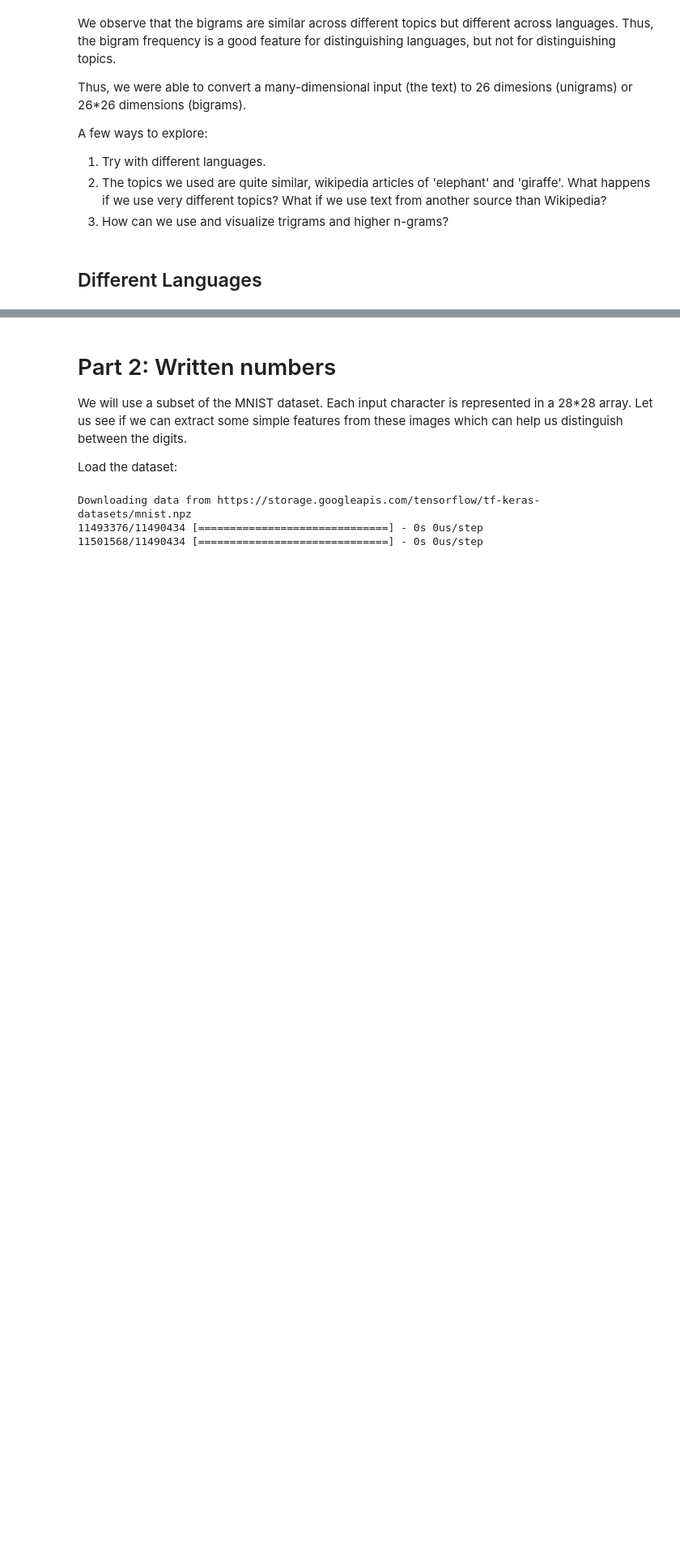
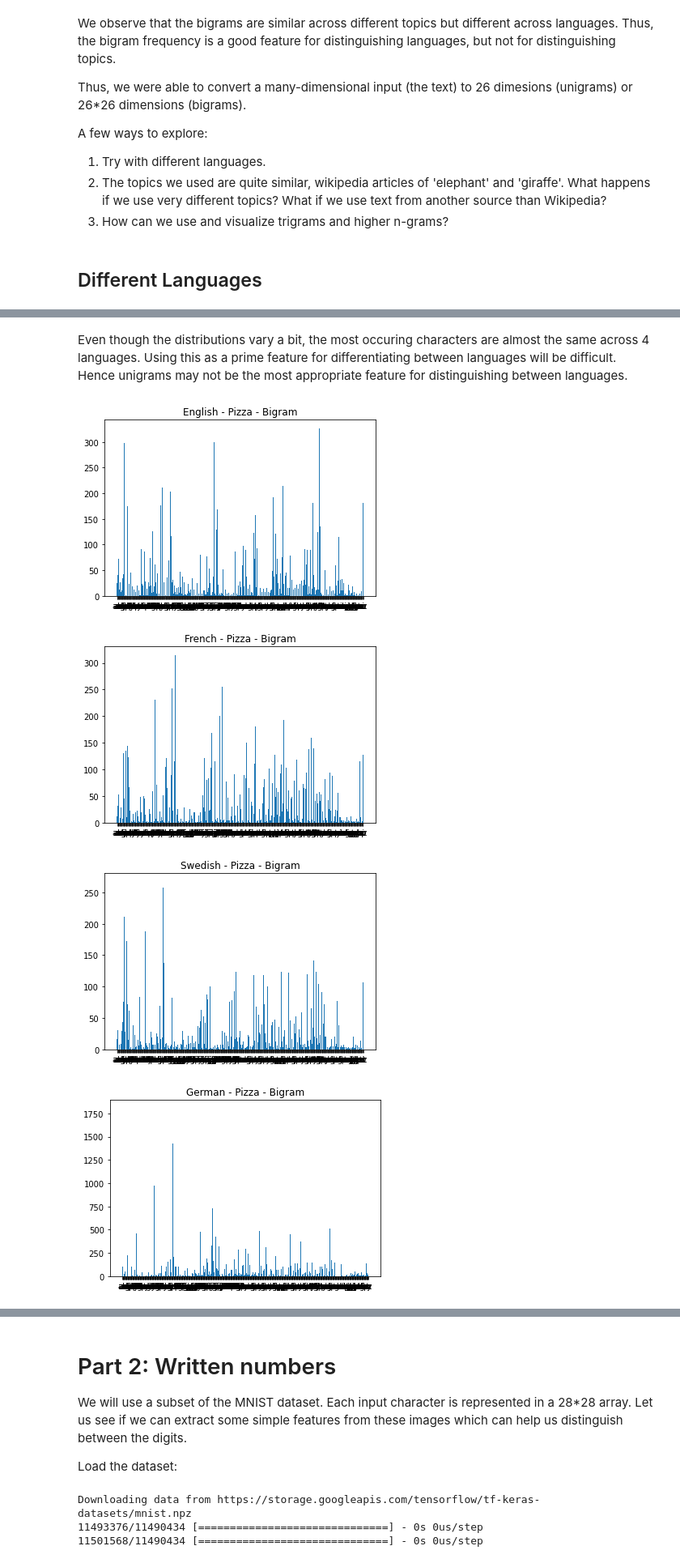
Before and after one commit to iamindhu/fmml2021, a Jupyter notebook: Lab/Lab1_Features.ipynb, the cells around one changed output, grey strips where cells are left out. Shown at 81% size. Saved outputs shown, nothing was run; the diff lists cells and outputs as text; code cells hidden in the pictures; blank space fills up the shorter version.

```diff
--- a/Lab/Lab1_Features.ipynb
+++ b/Lab/Lab1_Features.ipynb
@@ -260,0 +271,24 @@ fr2 = wikipedia.page(topic2).content
+# %% [markdown]
+Even though the distributions vary a bit, the most occuring characters are almost the same across 4 languages. Using this as a prime feature for differentiating between languages will be difficult. Hence unigrams may not be the most appropriate feature for distinguishing between languages.
+# %%
+bigram_eng = Counter(ngrams(eng,2))
+plothistogram(bigram_eng)
+plt.title('English - Pizza - Bigram')
+plt.show()
+bigram_fr = Counter(ngrams(fr,2))
+plothistogram(bigram_fr)
+plt.title('French - Pizza - Bigram')
+plt.show()
+bigram_sv = Counter(ngrams(sv,2))
+plothistogram(bigram_sv)
+plt.title('Swedish - Pizza - Bigram')
+plt.show()
+bigram_de = Counter(ngrams(de,2))
+plothistogram(bigram_de)
+plt.title('German - Pizza - Bigram')
+plt.show()
+# %% [output]
+[figure, added]
+[figure, added]
+[figure, added]
+[figure, added]
```
Also changed, not shown: parts of 8 cells of this notebook.
